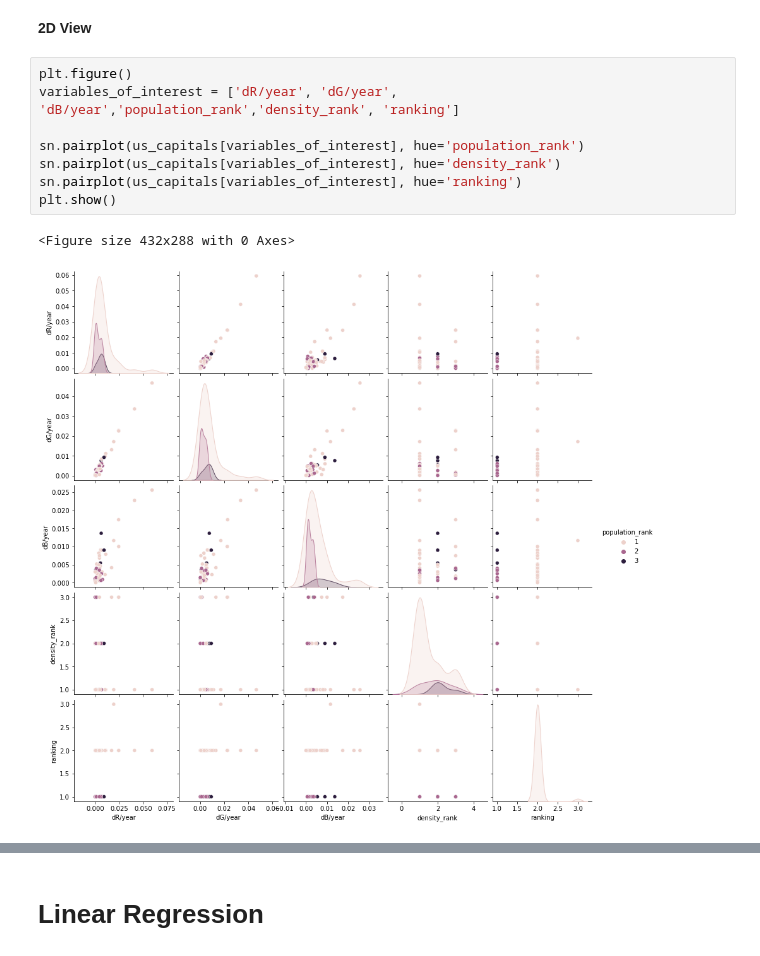
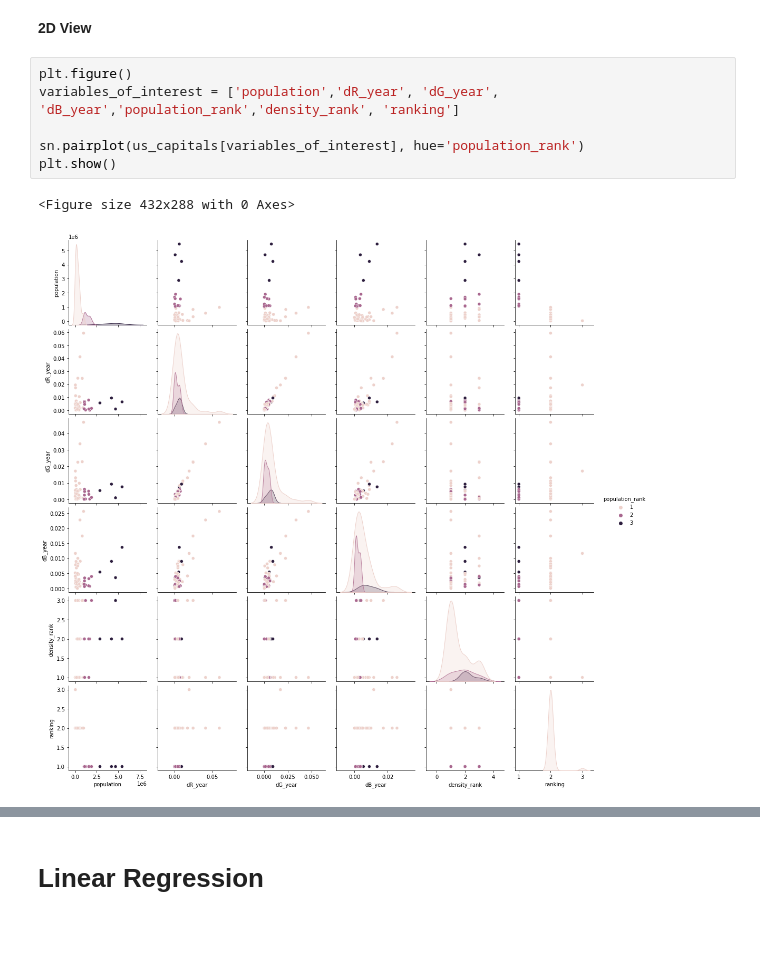
Before and after one commit to JSimonyan/SatteliteAnalysis, a Jupyter notebook: Final_joe.ipynb, the cells around one changed output, grey strips where cells are left out. Cells and saved outputs as stored; diff of their text form.

```diff
--- a/Final_joe.ipynb
+++ b/Final_joe.ipynb
@@ -277,12 +277,10 @@ plt.show()
 **2D View**
 # %%
 plt.figure()
-variables_of_interest = ['dR/year', 'dG/year', 'dB/year','population_rank','density_rank', 'ranking']
+variables_of_interest = ['population','dR_year', 'dG_year', 'dB_year','population_rank','density_rank', 'ranking']
 
 sn.pairplot(us_capitals[variables_of_interest], hue='population_rank')
-sn.pairplot(us_capitals[variables_of_interest], hue='density_rank')
-sn.pairplot(us_capitals[variables_of_interest], hue='ranking')
 plt.show()
 # %% [output]
 <Figure size 432x288 with 0 Axes>
-[figure, old version]
+[figure, new version]
```
Also changed, not shown: parts of 8 cells of this notebook.
